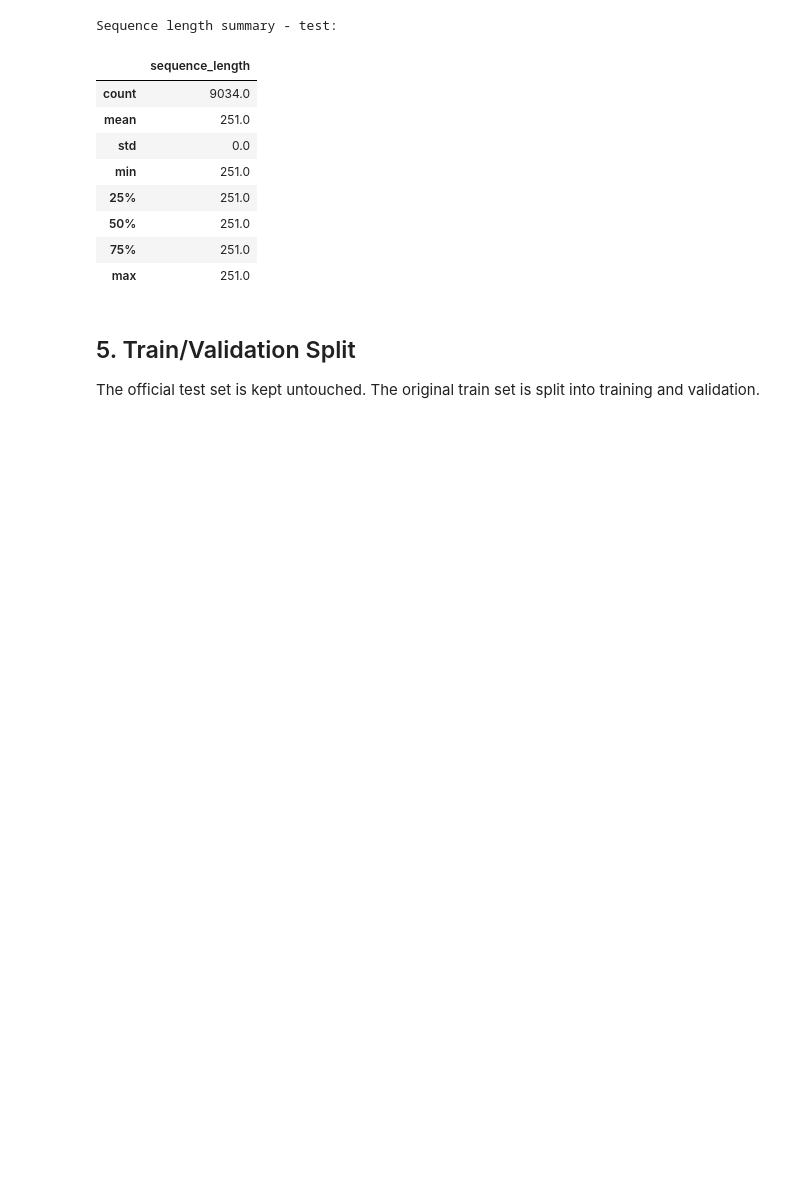
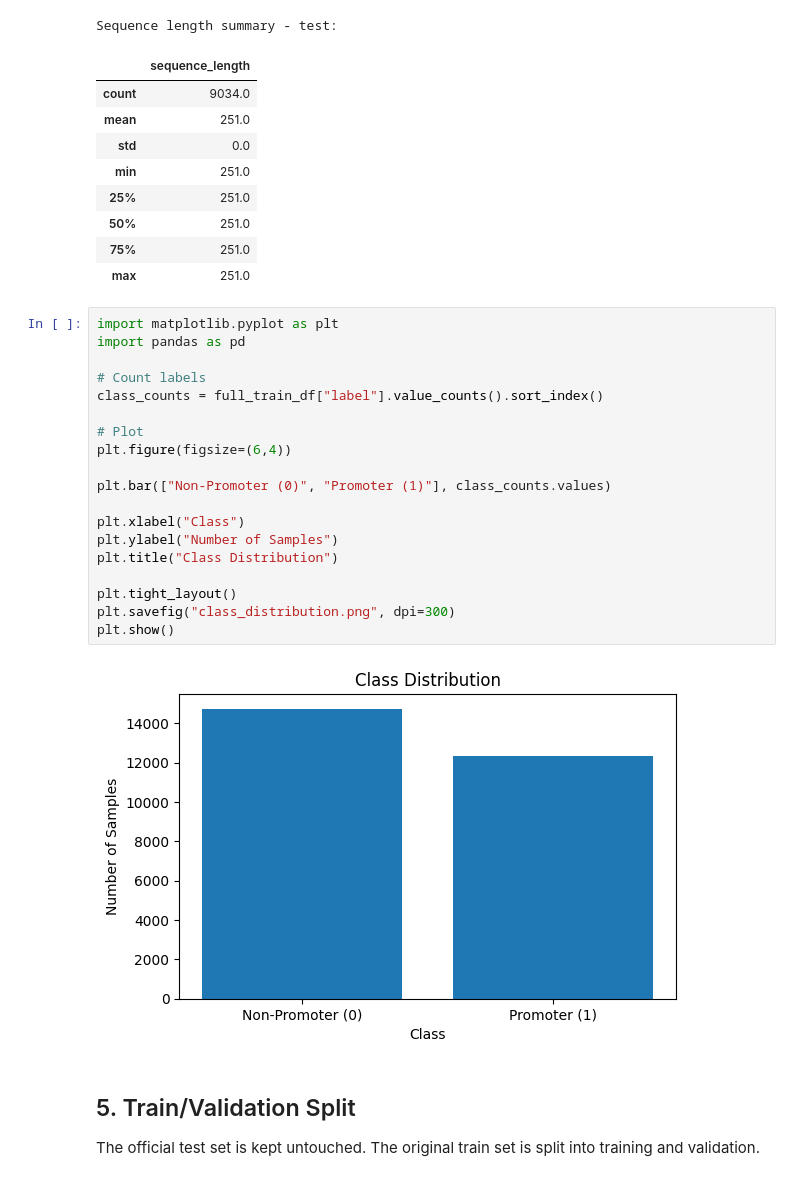
Before and after one commit to tasnovahaque/dna_sequence, a Jupyter notebook: Graphcl_GAT.ipynb, the cells around one changed output. Drawn from its saved outputs; the diff is of its cells as text; blank space fills up the shorter version.

Commit message:
Kaggle Notebook | Graphcl_GAT_final | Version 1

```diff
--- a/Graphcl_GAT.ipynb
+++ b/Graphcl_GAT.ipynb
@@ -216,6 +216,27 @@ Sequence length summary - test:
 | 50% | 251.0 |
 | 75% | 251.0 |
 | max | 251.0 |
+# %%
+import matplotlib.pyplot as plt
+import pandas as pd
+
+# Count labels
+class_counts = full_train_df["label"].value_counts().sort_index()
+
+# Plot
+plt.figure(figsize=(6,4))
+
+plt.bar(["Non-Promoter (0)", "Promoter (1)"], class_counts.values)
+
+plt.xlabel("Class")
+plt.ylabel("Number of Samples")
+plt.title("Class Distribution")
+
+plt.tight_layout()
+plt.savefig("class_distribution.png", dpi=300)
+plt.show()
+# %% [output]
+[figure, added]
 # %% [markdown]
 ## 5. Train/Validation Split
 
```
Also changed, not shown: parts of 1 cell of this notebook.
